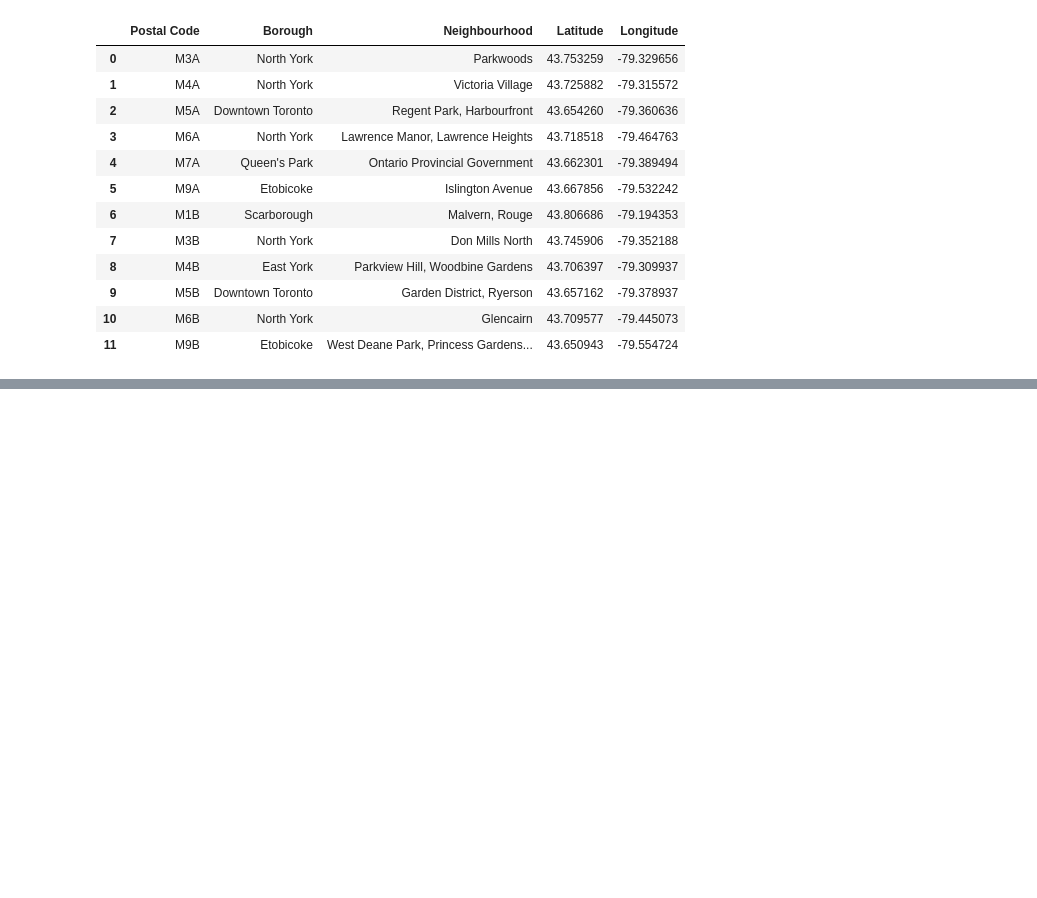
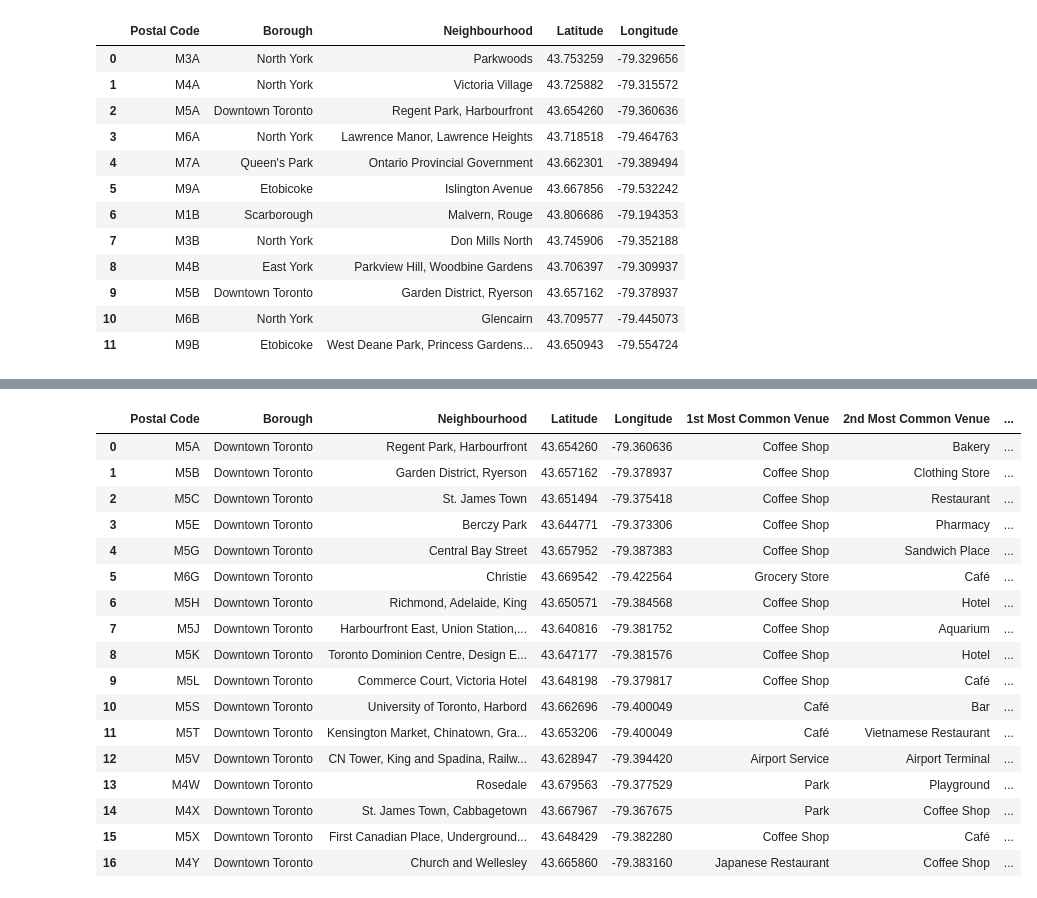
Before and after one commit to jerf8010/DS-Analysis, a Jupyter notebook: IBM certification/Final assignment/Data_Science_Capstone.ipynb, the cells around one changed output, grey strips where cells are left out. Drawn from its saved outputs; the diff is of its cells as text; code cells hidden in the pictures; blank space fills up the shorter version.

```diff
--- a/IBM certification/Final assignment/Data_Science_Capstone.ipynb
+++ b/IBM certification/Final assignment/Data_Science_Capstone.ipynb
@@ -142,0 +435,6 @@ df_lat_long.head(12)
+# %%
+def return_most_common_venues(row, num_top_venues):
+    row = row.iloc[1:]
+    row_sorted = row.sort_values(ascending=False)
+
+    return row_sorted.index.values[0:num_top_venues]
@@ -142,0 +516,28 @@ df_lat_long.head(12)
+# %%
+# add clustering labels
+venues_sorted['Cluster_Labels']=  kmeans.labels_
+
+downtown_toronto_merged = downtown_toronto
+# merge top venues_sorted with toronto_data
+downtown_toronto_merged = downtown_toronto_merged.join(venues_sorted.set_index('Neighbourhood'), on='Neighbourhood')
+
+downtown_toronto_merged
+# %% [output]
+|  | Postal Code | Borough | Neighbourhood | Latitude | Longitude | 1st Most Common Venue | 2nd Most Common Venue | ... |
+| 0 | M5A | Downtown Toronto | Regent Park, Harbourfront | 43.654260 | -79.360636 | Coffee Shop | Bakery | ... |
+| 1 | M5B | Downtown Toronto | Garden District, Ryerson | 43.657162 | -79.378937 | Coffee Shop | Clothing Store | ... |
+| 2 | M5C | Downtown Toronto | St. James Town | 43.651494 | -79.375418 | Coffee Shop | Restaurant | ... |
+| 3 | M5E | Downtown Toronto | Berczy Park | 43.644771 | -79.373306 | Coffee Shop | Pharmacy | ... |
+| 4 | M5G | Downtown Toronto | Central Bay Street | 43.657952 | -79.387383 | Coffee Shop | Sandwich Place | ... |
+| 5 | M6G | Downtown Toronto | Christie | 43.669542 | -79.422564 | Grocery Store | Café | ... |
+| 6 | M5H | Downtown Toronto | Richmond, Adelaide, King | 43.650571 | -79.384568 | Coffee Shop | Hotel | ... |
+| 7 | M5J | Downtown Toronto | Harbourfront East, Union Station,... | 43.640816 | -79.381752 | Coffee Shop | Aquarium | ... |
+| 8 | M5K | Downtown Toronto | Toronto Dominion Centre, Design E... | 43.647177 | -79.381576 | Coffee Shop | Hotel | ... |
+| 9 | M5L | Downtown Toronto | Commerce Court, Victoria Hotel | 43.648198 | -79.379817 | Coffee Shop | Café | ... |
+| 10 | M5S | Downtown Toronto | University of Toronto, Harbord | 43.662696 | -79.400049 | Café | Bar | ... |
+| 11 | M5T | Downtown Toronto | Kensington Market, Chinatown, Gra... | 43.653206 | -79.400049 | Café | Vietnamese Restaurant | ... |
+| 12 | M5V | Downtown Toronto | CN Tower, King and Spadina, Railw... | 43.628947 | -79.394420 | Airport Service | Airport Terminal | ... |
+| 13 | M4W | Downtown Toronto | Rosedale | 43.679563 | -79.377529 | Park | Playground | ... |
+| 14 | M4X | Downtown Toronto | St. James Town, Cabbagetown | 43.667967 | -79.367675 | Park | Coffee Shop | ... |
+| 15 | M5X | Downtown Toronto | First Canadian Place, Underground... | 43.648429 | -79.382280 | Coffee Shop | Café | ... |
+| 16 | M4Y | Downtown Toronto | Church and Wellesley | 43.665860 | -79.383160 | Japanese Restaurant | Coffee Shop | ... |
```
Also changed, not shown: parts of 27 cells of this notebook.
